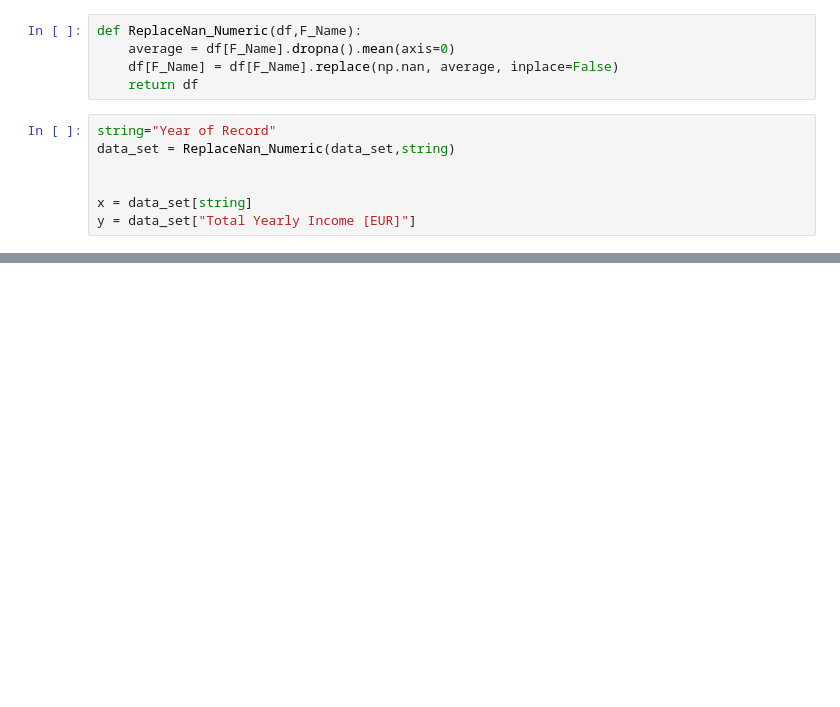
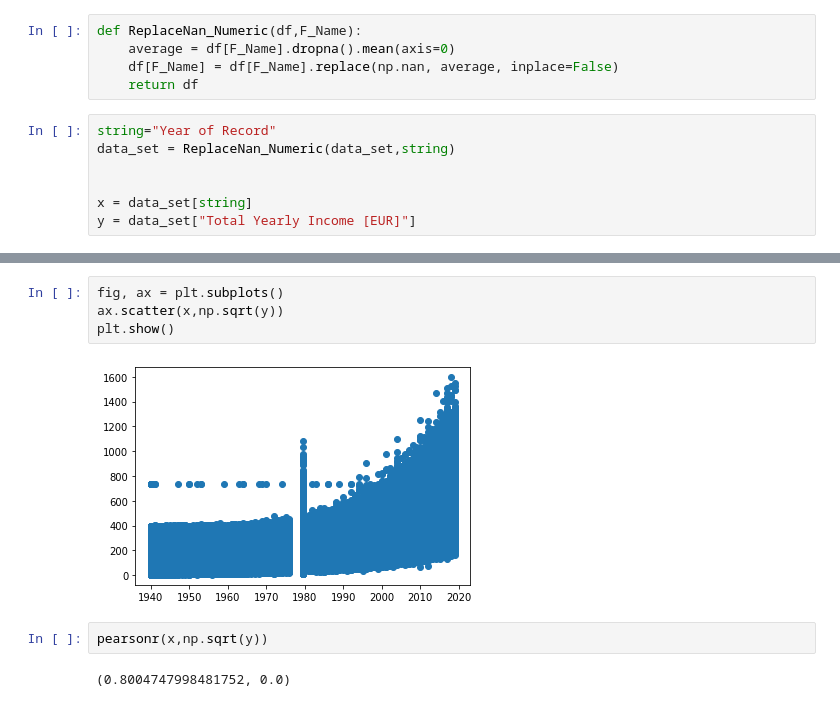
Before and after one commit to chrismaher-ie/CS7CS4_kaggle_2, a Jupyter notebook: Chris/Plot Training Data.ipynb, the cells around one changed output, grey strips where cells are left out. Cells and saved outputs as stored; diff of their text form; blank space fills up the shorter version.

```diff
--- a/Chris/Plot Training Data.ipynb
+++ b/Chris/Plot Training Data.ipynb
@@ -61,2 +87,12 @@ plt.show()
+# %%
+fig, ax = plt.subplots()
+ax.scatter(x,np.sqrt(y))
+plt.show()
+# %% [output]
+[figure, added]
+# %%
+pearsonr(x,np.sqrt(y))
+# %% [output]
+(0.8004747998481752, 0.0)
 # %%
 plt.plot(np.unique(x), np.poly1d(np.polyfit(x, np.log(y), 1))(np.unique(x)))
```
Also changed, not shown: parts of 11 cells of this notebook, 6 other files.
